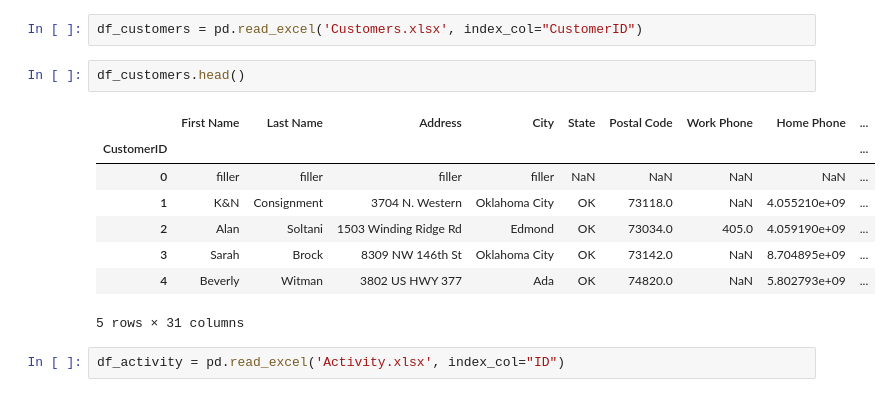
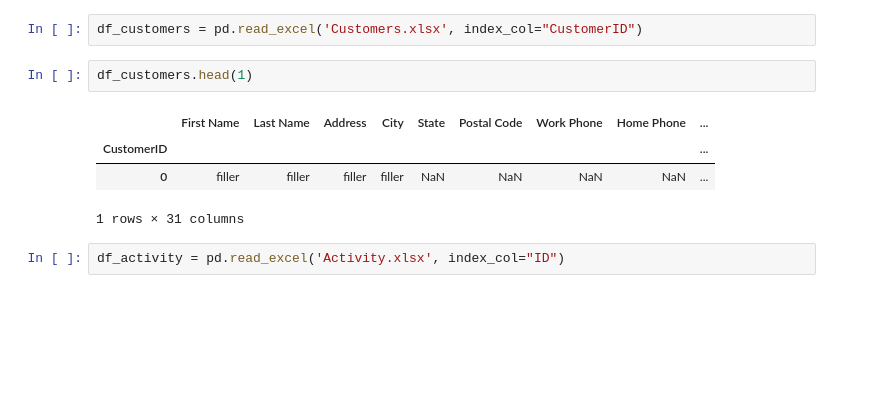
Before and after one commit to zachcornelison/K-N-Sales-Analytics, a Jupyter notebook: KN-Analytics.ipynb, the cells around one changed output. Drawn from its saved outputs; the diff is of its cells as text; blank space fills up the shorter version.

Commit message:
finish cleaning
start exploring customers dataset

```diff
--- a/KN-Analytics.ipynb
+++ b/KN-Analytics.ipynb
@@ -17,16 +17,12 @@ from folium.plugins import HeatMap
 # %%
 df_customers = pd.read_excel('Customers.xlsx', index_col="CustomerID")
 # %%
-df_customers.head()
+df_customers.head(1)
 # %% [output]
 |  | First Name | Last Name | Address | City | State | Postal Code | Work Phone | Home Phone | ... |
 | CustomerID |  |  |  |  |  |  |  |  | ... |
 | 0 | filler | filler | filler | filler | NaN | NaN | NaN | NaN | ... |
-| 1 | K&N | Consignment | 3704 N. Western | Oklahoma City | OK | 73118.0 | NaN | 4.055210e+09 | ... |
-| 2 | Alan | Soltani | 1503 Winding Ridge Rd | Edmond | OK | 73034.0 | 405.0 | 4.059190e+09 | ... |
-| 3 | Sarah | Brock | 8309 NW 146th St | Oklahoma City | OK | 73142.0 | NaN | 8.704895e+09 | ... |
-| 4 | Beverly | Witman | 3802 US HWY 377 | Ada | OK | 74820.0 | NaN | 5.802793e+09 | ... |
-5 rows × 31 columns
+1 rows × 31 columns
 # %%
 df_activity = pd.read_excel('Activity.xlsx', index_col="ID")
 # %%
```
Also changed, not shown: parts of 12 cells of this notebook.
